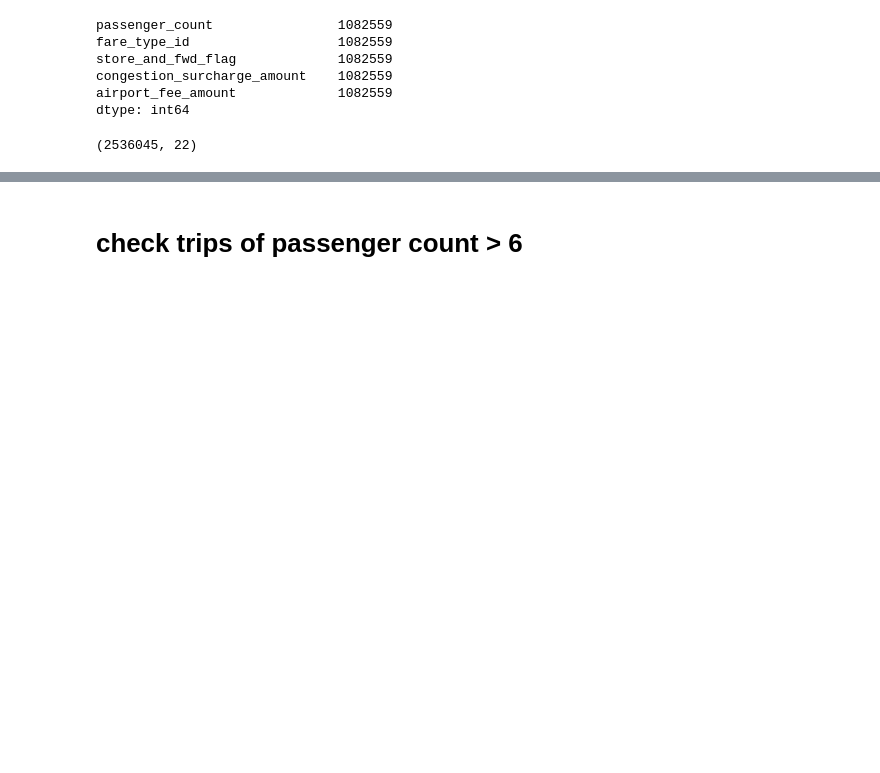
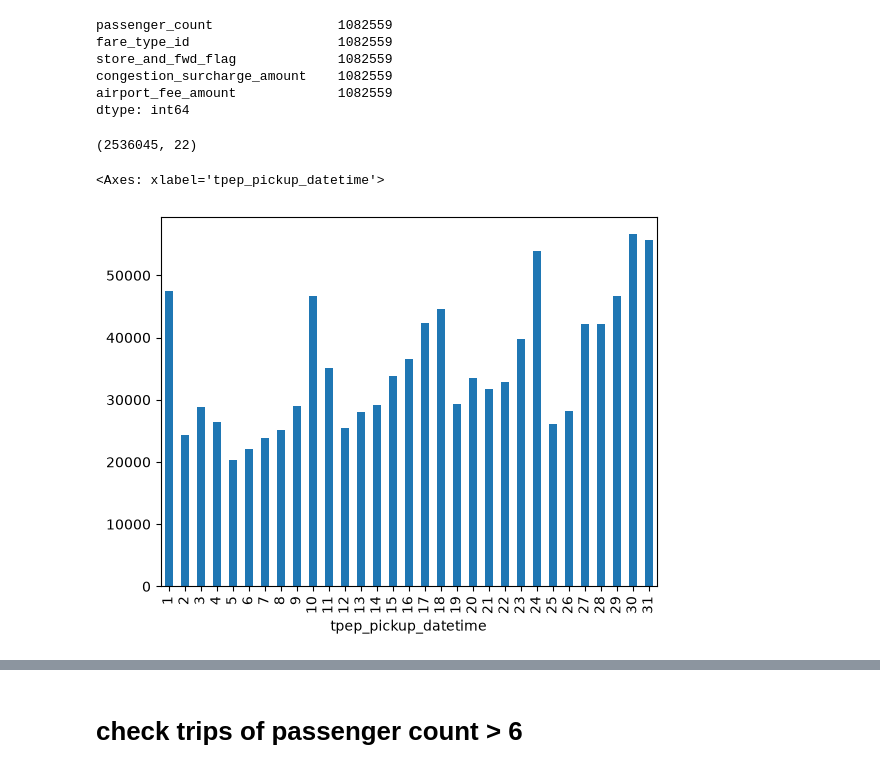
Before and after one commit to anirban2005143a/NYC-TLC-Analysis, a Jupyter notebook: data/data_processing/clean_passenger_count.ipynb, the cells around one changed output, grey strips where cells are left out. Drawn from its saved outputs; the diff is of its cells as text; code cells hidden in the pictures; blank space fills up the shorter version.

Commit message:
analysis the pattern of null passenger count

```diff
--- a/data/data_processing/clean_passenger_count.ipynb
+++ b/data/data_processing/clean_passenger_count.ipynb
@@ -93,3 +97,12 @@ df.dropna(subset=['passenger_count'], inplace=True)
 df.shape
 # %% [output]
 (2536045, 22)
+# %%
+tempdf = pd.read_parquet("../raw_data/yellow_tripdata_2026-01.parquet")
+# %%
+tempdf = tempdf[tempdf['passenger_count'].isna()]
+# %%
+tempdf['tpep_pickup_datetime'].dt.day.value_counts(dropna=False).sort_index().plot(kind="bar")
+# %% [output]
+<Axes: xlabel='tpep_pickup_datetime'>
+[figure, added]
```
Also changed, not shown: parts of 5 cells of this notebook, 2 other files.
